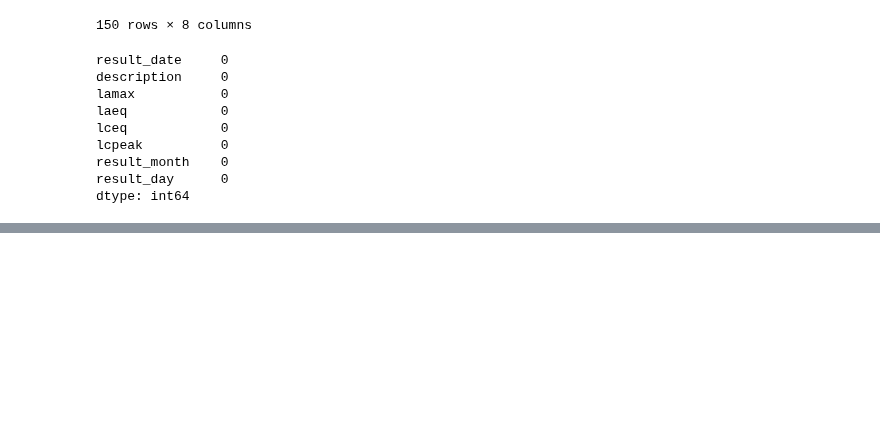
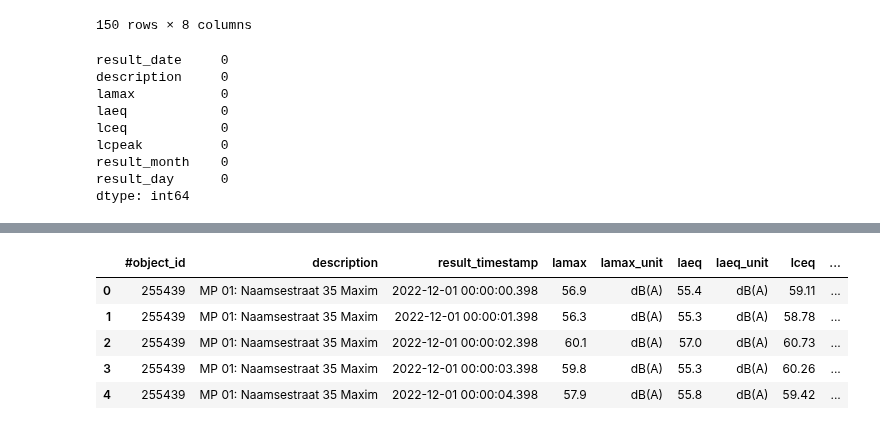
Before and after one commit to lennertvanh/MDA-Georgia, a Jupyter notebook: Preprocessing.ipynb, the cells around one changed output, grey strips where cells are left out. Cells and saved outputs as stored; diff of their text form; code cells hidden in the pictures; blank space fills up the shorter version.

```diff
--- a/Preprocessing.ipynb
+++ b/Preprocessing.ipynb
@@ -808,0 +822,19 @@ dtype: int64
+# %%
+# extract the date, month, hour, minute of "result_timestamp"
+noise_dec_combined['result_timestamp'] = pd.to_datetime(noise_dec_combined['result_timestamp'], format='%d/%m/%Y %H:%M:%S.%f')
+
+
+noise_dec_combined['result_date'] = noise_dec_combined['result_timestamp'].dt.date
+noise_dec_combined['result_month'] = noise_dec_combined['result_timestamp'].dt.month
+noise_dec_combined['result_day'] = noise_dec_combined['result_timestamp'].dt.day
+noise_dec_combined['result_hour'] = noise_dec_combined['result_timestamp'].dt.hour
+noise_dec_combined['result_minute'] = noise_dec_combined['result_timestamp'].dt.minute
+
+noise_dec_combined.head()
+# %% [output]
+|  | #object_id | description | result_timestamp | lamax | lamax_unit | laeq | laeq_unit | lceq | ... |
+| 0 | 255439 | MP 01: Naamsestraat 35 Maxim | 2022-12-01 00:00:00.398 | 56.9 | dB(A) | 55.4 | dB(A) | 59.11 | ... |
+| 1 | 255439 | MP 01: Naamsestraat 35 Maxim | 2022-12-01 00:00:01.398 | 56.3 | dB(A) | 55.3 | dB(A) | 58.78 | ... |
+| 2 | 255439 | MP 01: Naamsestraat 35 Maxim | 2022-12-01 00:00:02.398 | 60.1 | dB(A) | 57.0 | dB(A) | 60.73 | ... |
+| 3 | 255439 | MP 01: Naamsestraat 35 Maxim | 2022-12-01 00:00:03.398 | 59.8 | dB(A) | 55.3 | dB(A) | 60.26 | ... |
+| 4 | 255439 | MP 01: Naamsestraat 35 Maxim | 2022-12-01 00:00:04.398 | 57.9 | dB(A) | 55.8 | dB(A) | 59.42 | ... |
```
Also changed, not shown: parts of 5 cells of this notebook.
